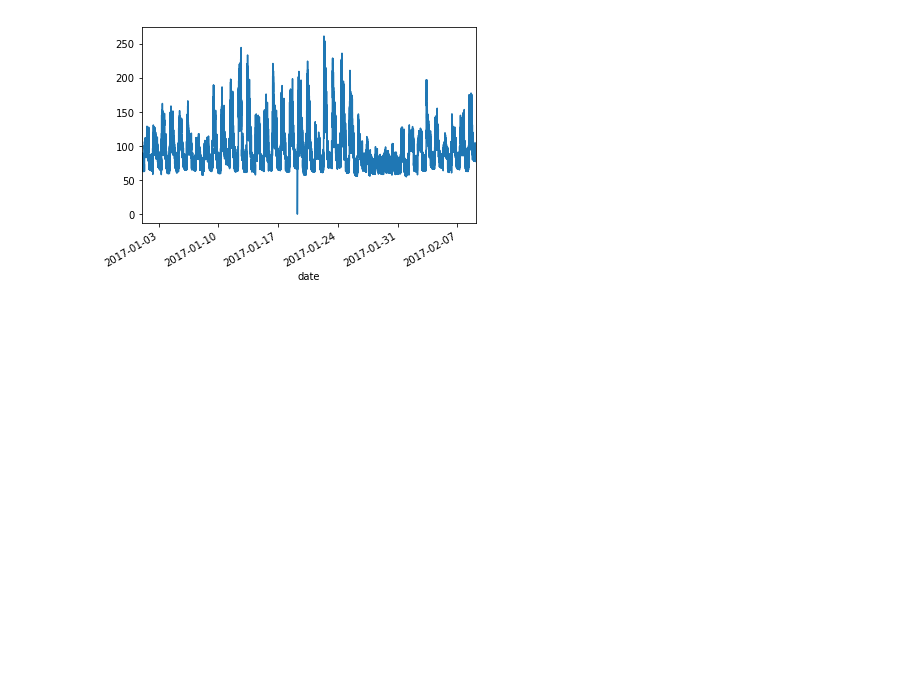
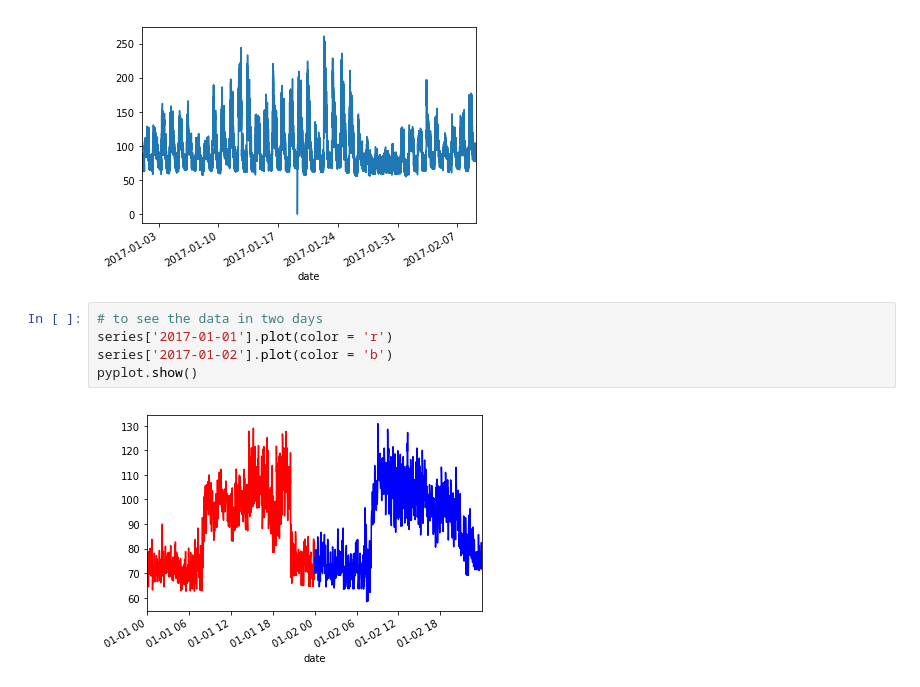
Before and after one commit to sr6115/machine-learning, a Jupyter notebook: second machine/getData.ipynb, the cells around one changed output. Cells and saved outputs as stored; diff of their text form; blank space fills up the shorter version.

Commit message:
Add files via upload
to present the relation of the data

```diff
--- a/second machine/getData.ipynb
+++ b/second machine/getData.ipynb
@@ -125,3 +125,10 @@ date
 2017-01-01 00:06:00    75.959999
 Name: number, dtype: float64
 [figure]
+# %%
+# to see the data in two days
+series['2017-01-01'].plot(color = 'r')
+series['2017-01-02'].plot(color = 'b')
+pyplot.show()
+# %% [output]
+[figure, added]
```
Also changed, not shown: parts of 2 cells of this notebook.
